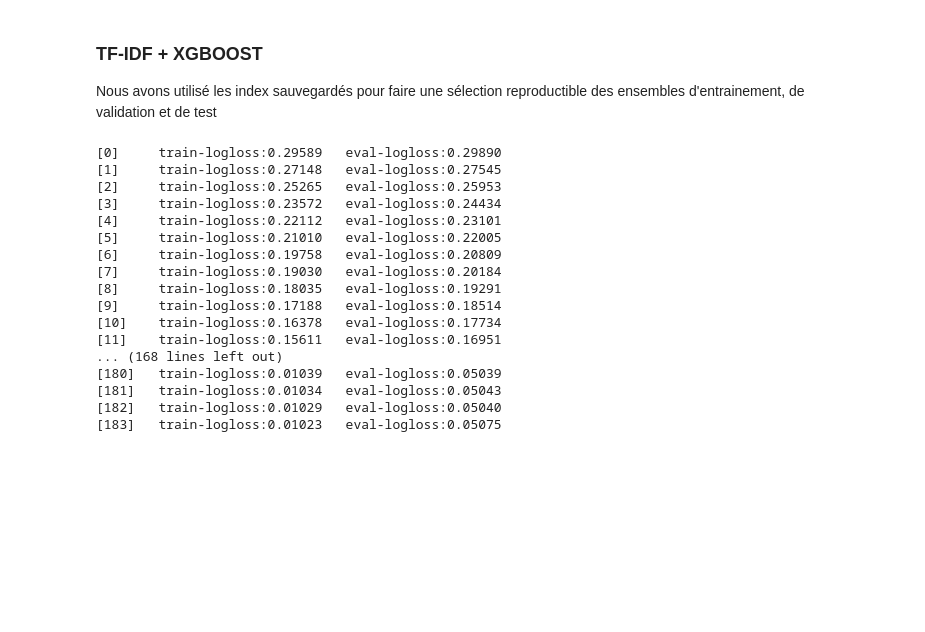
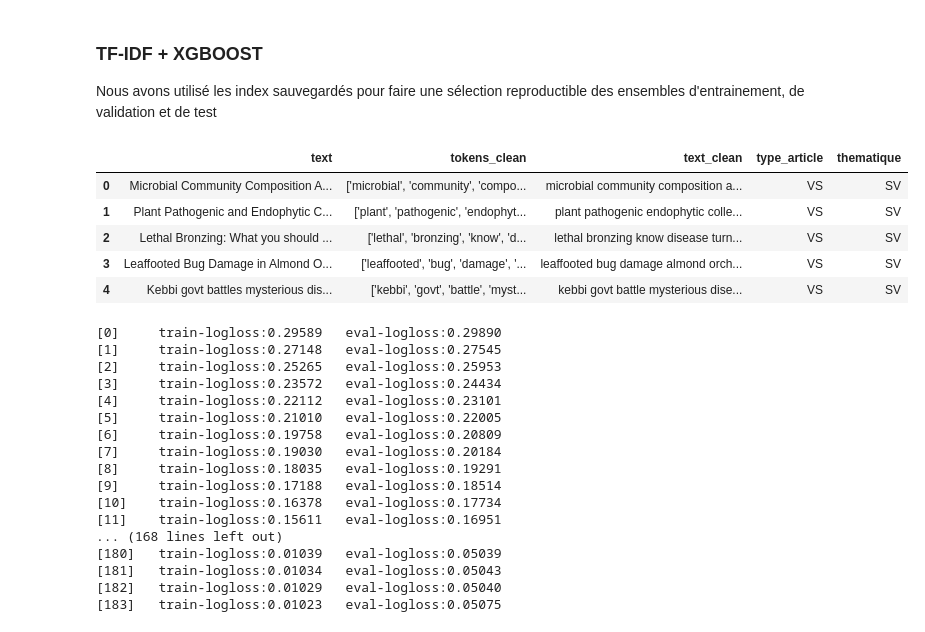
Before and after one commit to rosalie0309/Projet_SURSY, a Jupyter notebook: Phase2/classification_finale_phase2.ipynb, the cells around one changed output. Saved outputs shown, nothing was run; the diff lists cells and outputs as text; code cells hidden in the pictures; blank space fills up the shorter version.

```diff
--- a/Phase2/classification_finale_phase2.ipynb
+++ b/Phase2/classification_finale_phase2.ipynb
@@ -79,7 +79,16 @@ Nous avons utilisé les index sauvegardés pour faire une sélection reproductib
 # %%
 import pandas as pd
 
 data = pd.read_csv("./data/data_final_phase2_private.csv", keep_default_na=False)
+
+data.head()
+# %% [output]
+|  | text | tokens_clean | text_clean | type_article | thematique |
+| 0 | Microbial Community Composition A... | ['microbial', 'community', 'compo... | microbial community composition a... | VS | SV |
+| 1 | Plant Pathogenic and Endophytic C... | ['plant', 'pathogenic', 'endophyt... | plant pathogenic endophytic colle... | VS | SV |
+| 2 | Lethal Bronzing: What you should ... | ['lethal', 'bronzing', 'know', 'd... | lethal bronzing know disease turn... | VS | SV |
+| 3 | Leaffooted Bug Damage in Almond O... | ['leaffooted', 'bug', 'damage', '... | leaffooted bug damage almond orch... | VS | SV |
+| 4 | Kebbi govt battles mysterious dis... | ['kebbi', 'govt', 'battle', 'myst... | kebbi govt battle mysterious dise... | VS | SV |
 # %%
 from sklearn.model_selection import train_test_split
 from sklearn.feature_extraction.text import TfidfVectorizer
```
Also changed, not shown: 1 other file.
